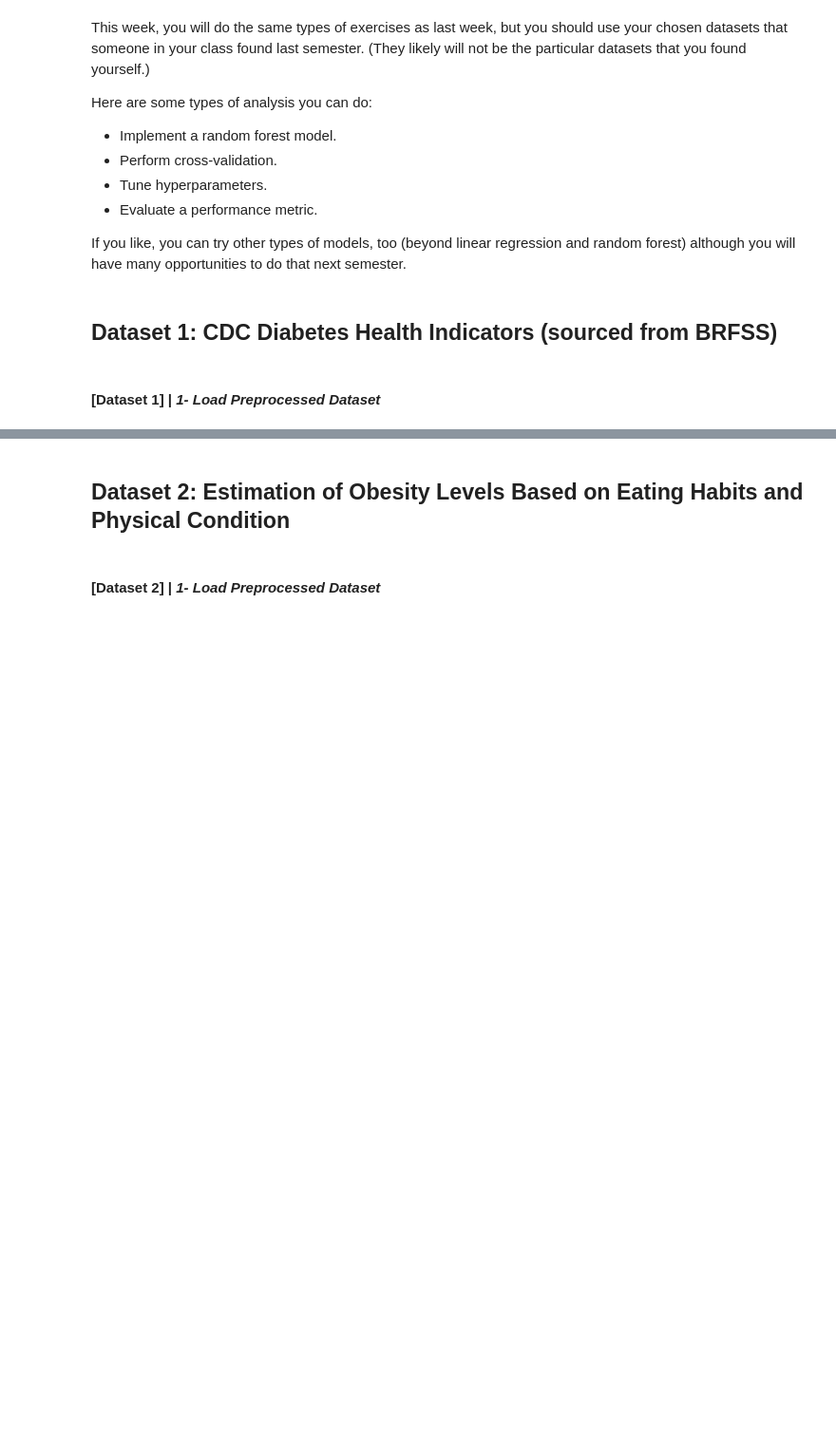
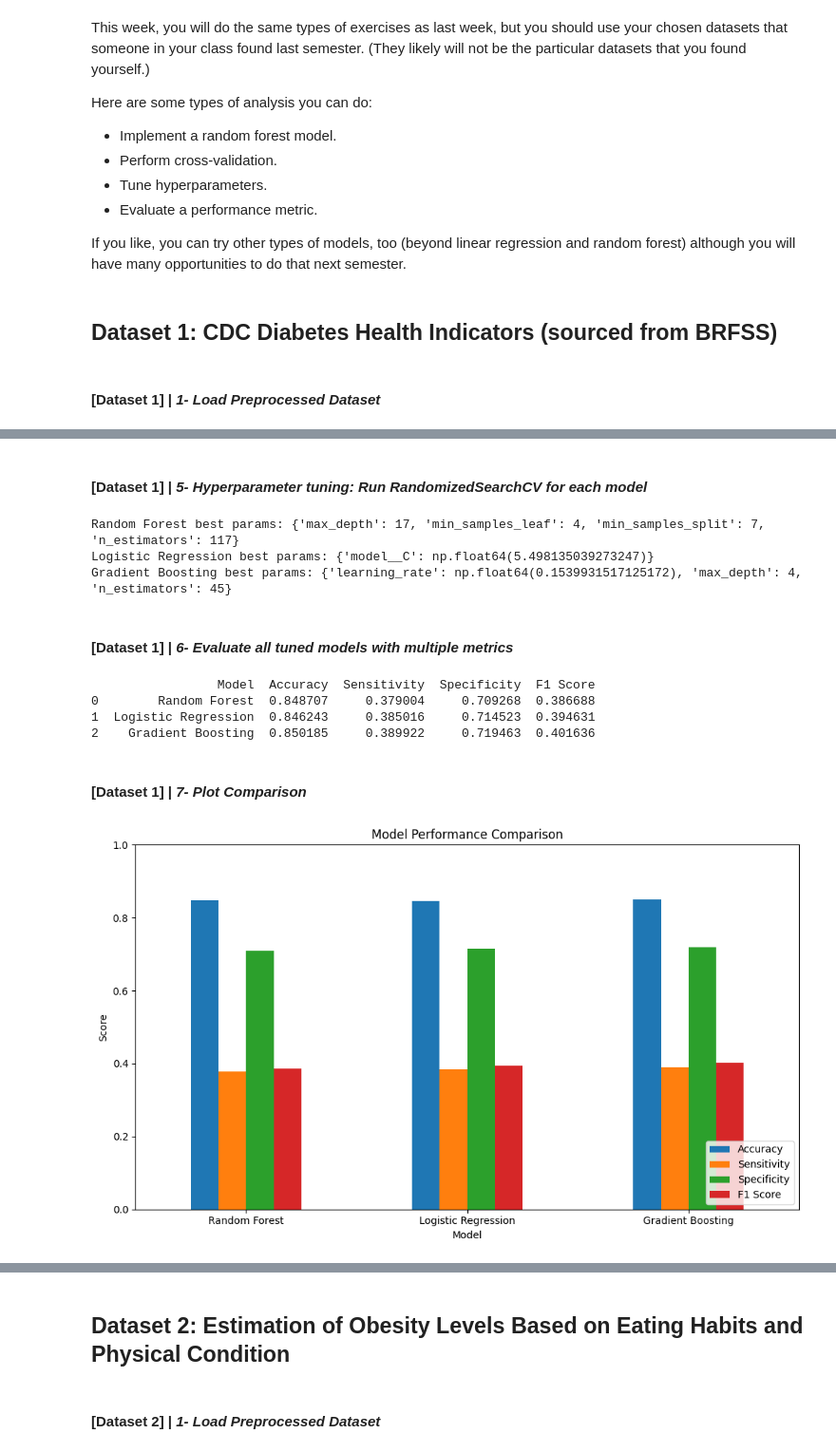
Before and after one commit to jasser-dh/Module-B-semester-2, a Jupyter notebook: OMDS-ModB2-Week11-Dhaouadi-Jasser.ipynb, the cells around one changed output, grey strips where cells are left out. Shown at 95% size. Drawn from its saved outputs; the diff is of its cells as text; code cells hidden in the pictures; blank space fills up the shorter version.

```diff
--- a/OMDS-ModB2-Week11-Dhaouadi-Jasser.ipynb
+++ b/OMDS-ModB2-Week11-Dhaouadi-Jasser.ipynb
@@ -107,0 +201,79 @@ df_diabetes = df_diabetes.drop(columns=["Unnamed: 0"])
+# %% [markdown]
+#### [Dataset 1] | *5- Hyperparameter tuning: Run RandomizedSearchCV for each model*
+# %%
+best_models = {}
+
+for name, (model, param_dist) in models.items():
+    search = RandomizedSearchCV(
+        model,
+        param_distributions=param_dist,
+        n_iter=10,
+        cv=5,
+        scoring="accuracy",
+        random_state=0,
+        n_jobs=-1
+    )
+
+    search.fit(X_train, y_train)
+
+    best_models[name] = search.best_estimator_
+
+    print(f"{name} best params:", search.best_params_)
+# %% [output]
+Random Forest best params: {'max_depth': 17, 'min_samples_leaf': 4, 'min_samples_split': 7, 'n_estimators': 117}
+Logistic Regression best params: {'model__C': np.float64(5.498135039273247)}
+Gradient Boosting best params: {'learning_rate': np.float64(0.1539931517125172), 'max_depth': 4, 'n_estimators': 45}
+# %% [markdown]
+#### [Dataset 1] | *6- Evaluate all tuned models with multiple metrics*
+# %%
+results = []
+
+for name, model in best_models.items():
+    preds = model.predict(X_test)
+
+    acc = accuracy_score(y_test, preds)
+    sensitivity = recall_score(y_test, preds, average="macro")
+    f1 = f1_score(y_test, preds, average="macro")
+
+    # Specificity calculation (for multi-class, we need average)
+    cm = confusion_matrix(y_test, preds)
+    specificity_list = []
+
+    for i in range(len(cm)):
+        tn = cm.sum() - (cm[i,:].sum() + cm[:,i].sum() - cm[i,i])
+        fp = cm[:,i].sum() - cm[i,i]
+        specificity_list.append(tn / (tn + fp))
+
+    specificity = sum(specificity_list) / len(specificity_list)
+
+    results.append({
+        "Model": name,
+        "Accuracy": acc,
+        "Sensitivity": sensitivity,
+        "Specificity": specificity,
+        "F1 Score": f1
+    })
+
+results_df = pd.DataFrame(results)
+print(results_df)
+# %% [output]
+                 Model  Accuracy  Sensitivity  Specificity  F1 Score
+0        Random Forest  0.848707     0.379004     0.709268  0.386688
+1  Logistic Regression  0.846243     0.385016     0.714523  0.394631
+2    Gradient Boosting  0.850185     0.389922     0.719463  0.401636
+# %% [markdown]
+#### [Dataset 1] | *7- Plot Comparison*
+# %%
+
+results_df.set_index("Model").plot(kind="bar", figsize=(10,6))
+
+plt.title("Model Performance Comparison")
+plt.ylabel("Score")
+plt.xticks(rotation=0)
+plt.ylim(0,1)
+
+plt.legend(loc="lower right")
+plt.tight_layout()
+plt.show()
+# %% [output]
+[figure, added]
```
Also changed, not shown: parts of 42 cells of this notebook.
